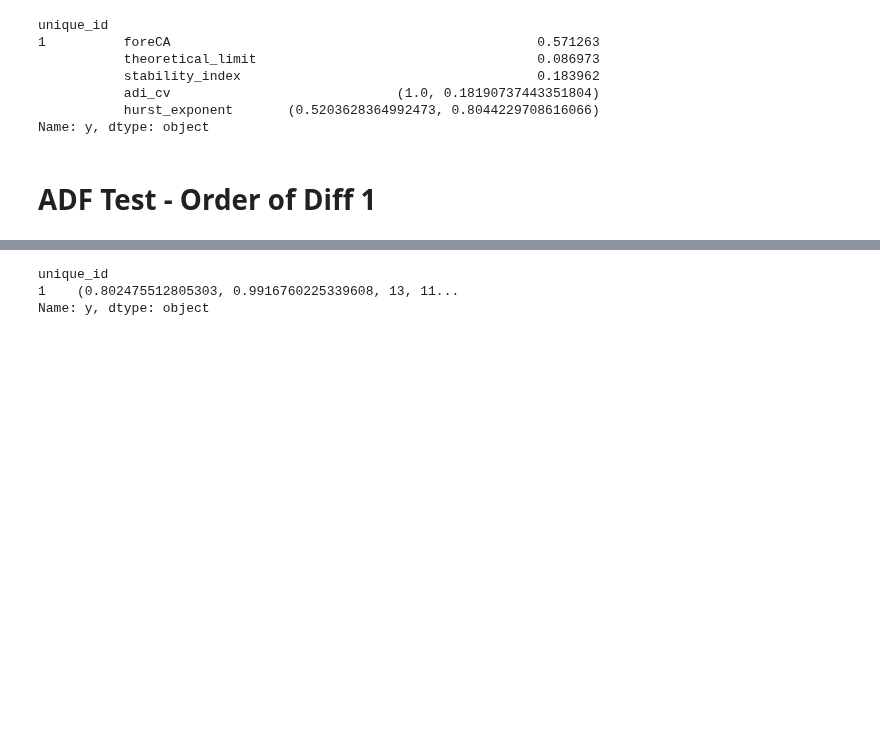
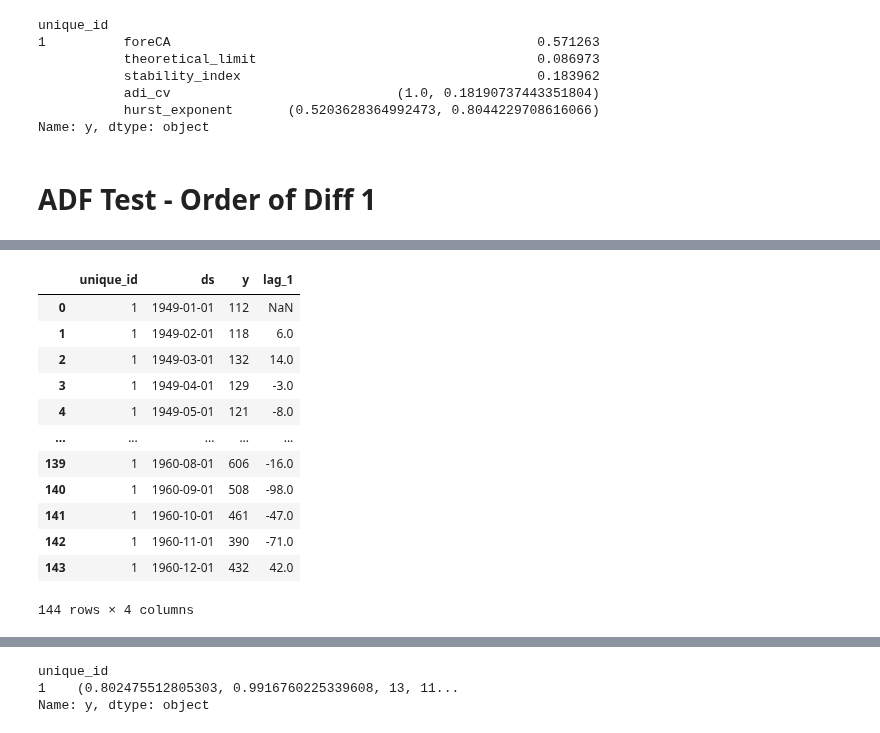
Before and after one commit to HeyLucasLeao/forecasting, a Jupyter notebook: 2.air_passangers.ipynb, the cells around one changed output, grey strips where cells are left out. Drawn from its saved outputs; the diff is of its cells as text; code cells hidden in the pictures; blank space fills up the shorter version.

```diff
--- a/2.air_passangers.ipynb
+++ b/2.air_passangers.ipynb
@@ -114,0 +142,16 @@ df = df.pipe(generate_lag_features, target_col="lag_1", group_col="unique_id", l
+# %%
+df.pipe(generate_lag_features, target_col="y", group_col="unique_id", lag=1)
+# %% [output]
+|  | unique_id | ds | y | lag_1 |
+| 0 | 1 | 1949-01-01 | 112 | NaN |
+| 1 | 1 | 1949-02-01 | 118 | 6.0 |
+| 2 | 1 | 1949-03-01 | 132 | 14.0 |
+| 3 | 1 | 1949-04-01 | 129 | -3.0 |
+| 4 | 1 | 1949-05-01 | 121 | -8.0 |
+| ... | ... | ... | ... | ... |
+| 139 | 1 | 1960-08-01 | 606 | -16.0 |
+| 140 | 1 | 1960-09-01 | 508 | -98.0 |
+| 141 | 1 | 1960-10-01 | 461 | -47.0 |
+| 142 | 1 | 1960-11-01 | 390 | -71.0 |
+| 143 | 1 | 1960-12-01 | 432 | 42.0 |
+144 rows × 4 columns
```
Also changed, not shown: parts of 6 cells of this notebook.
